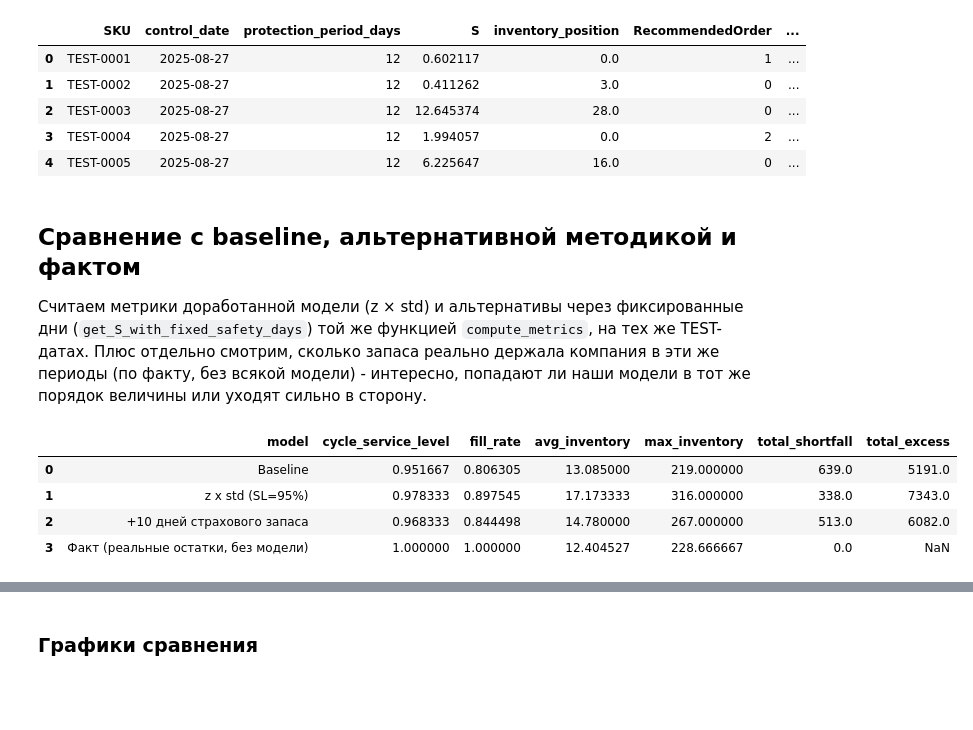
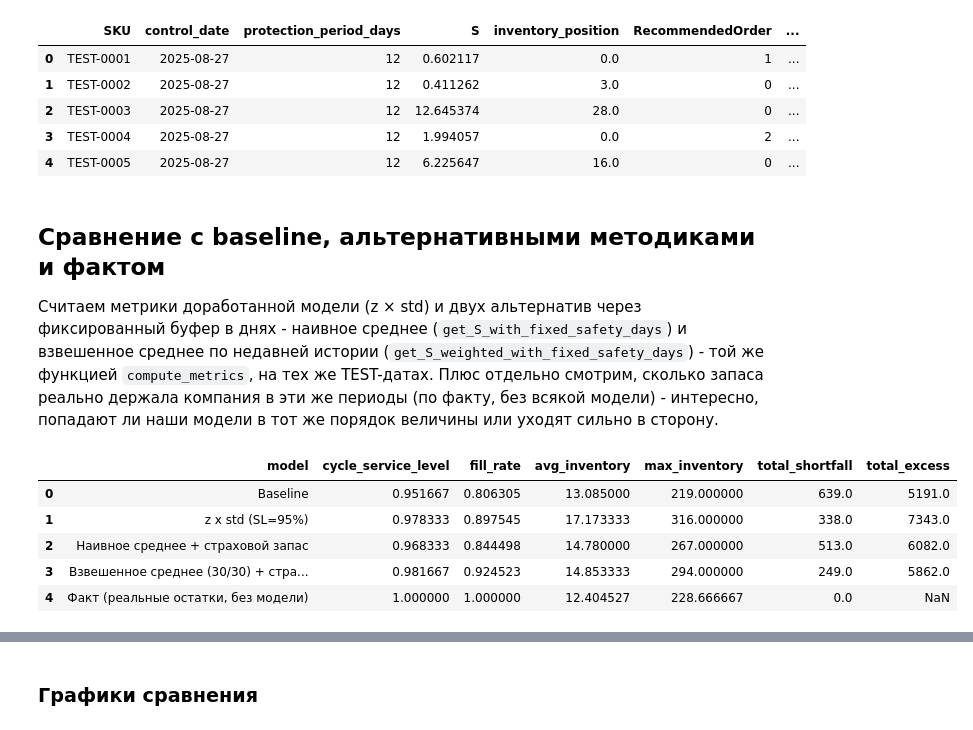
Before and after one commit to Viktor-VK/reorder-model, a Jupyter notebook: notebooks/reorder_model.ipynb, the cells around one changed output, grey strips where cells are left out. Drawn from its saved outputs; the diff is of its cells as text; code cells hidden in the pictures; blank space fills up the shorter version.

```diff
--- a/notebooks/reorder_model.ipynb
+++ b/notebooks/reorder_model.ipynb
@@ -235,0 +248,18 @@ def get_S_with_fixed_safety_days(as_of_date, protection_period_days, safety_days
+# %%
+def get_weighted_recent_demand_estimate(as_of_date):
+    """Средневзвешенный дневной спрос: ближние RECENT_WINDOW_NEAR_DAYS дней с весом
+    RECENT_WEIGHT_NEAR, следующие за ними RECENT_WINDOW_FAR_DAYS дней - с весом
+    (1 - RECENT_WEIGHT_NEAR). Как и наивная оценка, использует только историю строго
+    до as_of_date - без утечки будущего."""
+    near_start = as_of_date - pd.Timedelta(days=RECENT_WINDOW_NEAR_DAYS)
+    far_start = near_start - pd.Timedelta(days=RECENT_WINDOW_FAR_DAYS)
+
+    near_history = history_df[(history_df["Date"] >= near_start) & (history_df["Date"] < as_of_date)]
+    far_history = history_df[(history_df["Date"] >= far_start) & (history_df["Date"] < near_start)]
+
+    # reindex + fillna(0) - на случай если для какого-то SKU в одном из интервалов
+    # вообще нет ни одного дня истории (например, интервал уходит раньше начала данных).
+    near_mean = near_history.groupby("SKU")["SalesQty"].mean().reindex(sku_df["SKU"]).fillna(0.0)
+    far_mean = far_history.groupby("SKU")["SalesQty"].mean().reindex(sku_df["SKU"]).fillna(0.0)
+
+    return (near_mean * RECENT_WEIGHT_NEAR + far_mean * (1 - RECENT_WEIGHT_NEAR)).rename("mean_daily_weighted")
@@ -236,3 +270,10 @@ def get_S_with_fixed_safety_days(as_of_date, protection_period_days, safety_days
+# %%
+def get_S_weighted_with_fixed_safety_days(as_of_date, protection_period_days, safety_days):
+    """S = взвешенное среднее (get_weighted_recent_demand_estimate) x (protection_period_days
+    + safety_days) - тот же принцип буфера в днях, что в get_S_with_fixed_safety_days,
+    но с другой оценкой среднего спроса."""
+    mean_daily_weighted = get_weighted_recent_demand_estimate(as_of_date)
+    return mean_daily_weighted * (protection_period_days + safety_days)
 # %% [markdown]
 ## Графики
 
@@ -1164,17 +1206,26 @@ improved_decisions_df.head()
 | 3 | TEST-0004 | 2025-08-27 | 12 | 1.994057 | 0.0 | 2 | ... |
 | 4 | TEST-0005 | 2025-08-27 | 12 | 6.225647 | 16.0 | 0 | ... |
 # %% [markdown]
-## Сравнение с baseline, альтернативной методикой и фактом
+## Сравнение с baseline, альтернативными методиками и фактом
 
-Считаем метрики доработанной модели (z × std) и альтернативы через фиксированные дни (`get_S_with_fixed_safety_days`) той же функцией `compute_metrics`, на тех же TEST-датах. Плюс отдельно смотрим, сколько запаса реально держала компания в эти же периоды (по факту, без всякой модели) - интересно, попадают ли наши модели в тот же порядок величины или уходят сильно в сторону.
+Считаем метрики доработанной модели (z × std) и двух альтернатив через фиксированный буфер в днях - наивное среднее (`get_S_with_fixed_safety_days`) и взвешенное среднее по недавней истории (`get_S_weighted_with_fixed_safety_days`) - той же функцией `compute_metrics`, на тех же TEST-датах. Плюс отдельно смотрим, сколько запаса реально держала компания в эти же периоды (по факту, без всякой модели) - интересно, попадают ли наши модели в тот же порядок величины или уходят сильно в сторону.
 # %%
 improved_metrics_df = compute_metrics(improved_decisions_df, f"z x std (SL={SERVICE_LEVEL:.0%})")
 
-# Альтернатива: те же TEST-даты, но S считается через фиксированные дни страхового запаса.
+# Альтернатива 1: те же TEST-даты, но S считается через наивное среднее + фиксированные дни страхового запаса.
 fixed_days_decisions_df = build_decisions(
     test_dates_df, get_S_with_fixed_safety_days, safety_days=SAFETY_DAYS
 )
-fixed_days_metrics_df = compute_metrics(fixed_days_decisions_df, f"+{SAFETY_DAYS} дней страхового запаса")
+fixed_days_metrics_df = compute_metrics(fixed_days_decisions_df, "Наивное среднее + страховой запас")
+
+# Альтернатива 2: тот же буфер в днях, но среднее - взвешенное по недавней истории, а не по всей.
+weighted_days_decisions_df = build_decisions(
+    test_dates_df, get_S_weighted_with_fixed_safety_days, safety_days=SAFETY_DAYS
+)
+weighted_days_metrics_df = compute_metrics(
+    weighted_days_decisions_df,
+    f"Взвешенное среднее ({RECENT_WINDOW_NEAR_DAYS}/{RECENT_WINDOW_FAR_DAYS}) + страховой запас",
+)
 
 # Факт: сколько реально держала компания на остатке в те же окна, без всякой модели -
 # для каждой пары (SKU, TEST-дата) берём средний и максимальный реальный остаток за тот же period.
@@ -1184,33 +1235,34 @@ for _, cal_row in test_dates_df.iterrows():
     protection_period_days = int(cal_row["protection_period_days"])
     window_end = control_date + pd.Timedelta(days=protection_period_days - 1)
     window = history_df[(history_df["Date"] >= control_date) & (history_df["Date"] <= window_end)]
     part = window.groupby("SKU")["Остаток на конец дня"].mean().rename("actual_avg_stock").reset_index()
     fact_parts.append(part)
 
 fact_stock_df = pd.concat(fact_parts, ignore_index=True)
 
 # Shortfall/Fill Rate/Cycle Service Level у факта идеальны тривиально (сравниваем факт с самим
 # собой), а не потому что реальная система была хороша - это не результат, а артефакт определения.
 # Excess для факта не определяем тем же способом, что для модели - нет фиксированного решения S,
 # с которым его сравнивать, поэтому оставляем NaN, а не считаем сомнительное число.
 fact_metrics_df = pd.DataFrame([{
     "model": "Факт (реальные остатки, без модели)",
     "cycle_service_level": 1.0,
     "fill_rate": 1.0,
     "avg_inventory": fact_stock_df["actual_avg_stock"].mean(),
     "max_inventory": fact_stock_df["actual_avg_stock"].max(),
     "total_shortfall": 0.0,
     "total_excess": float("nan"),
 }])
 
 comparison_df = pd.concat(
-    [baseline_metrics_df, improved_metrics_df, fixed_days_metrics_df, fact_metrics_df],
+    [baseline_metrics_df, improved_metrics_df, fixed_days_metrics_df, weighted_days_metrics_df, fact_metrics_df],
     ignore_index=True,
 )
 comparison_df
 # %% [output]
 |  | model | cycle_service_level | fill_rate | avg_inventory | max_inventory | total_shortfall | total_excess |
 | 0 | Baseline | 0.951667 | 0.806305 | 13.085000 | 219.000000 | 639.0 | 5191.0 |
 | 1 | z x std (SL=95%) | 0.978333 | 0.897545 | 17.173333 | 316.000000 | 338.0 | 7343.0 |
-| 2 | +10 дней страхового запаса | 0.968333 | 0.844498 | 14.780000 | 267.000000 | 513.0 | 6082.0 |
-| 3 | Факт (реальные остатки, без модели) | 1.000000 | 1.000000 | 12.404527 | 228.666667 | 0.0 | NaN |
+| 2 | Наивное среднее + страховой запас | 0.968333 | 0.844498 | 14.780000 | 267.000000 | 513.0 | 6082.0 |
+| 3 | Взвешенное среднее (30/30) + стра... | 0.981667 | 0.924523 | 14.853333 | 294.000000 | 249.0 | 5862.0 |
+| 4 | Факт (реальные остатки, без модели) | 1.000000 | 1.000000 | 12.404527 | 228.666667 | 0.0 | NaN |
```
Also changed, not shown: parts of 9 cells of this notebook, 1 other file.
